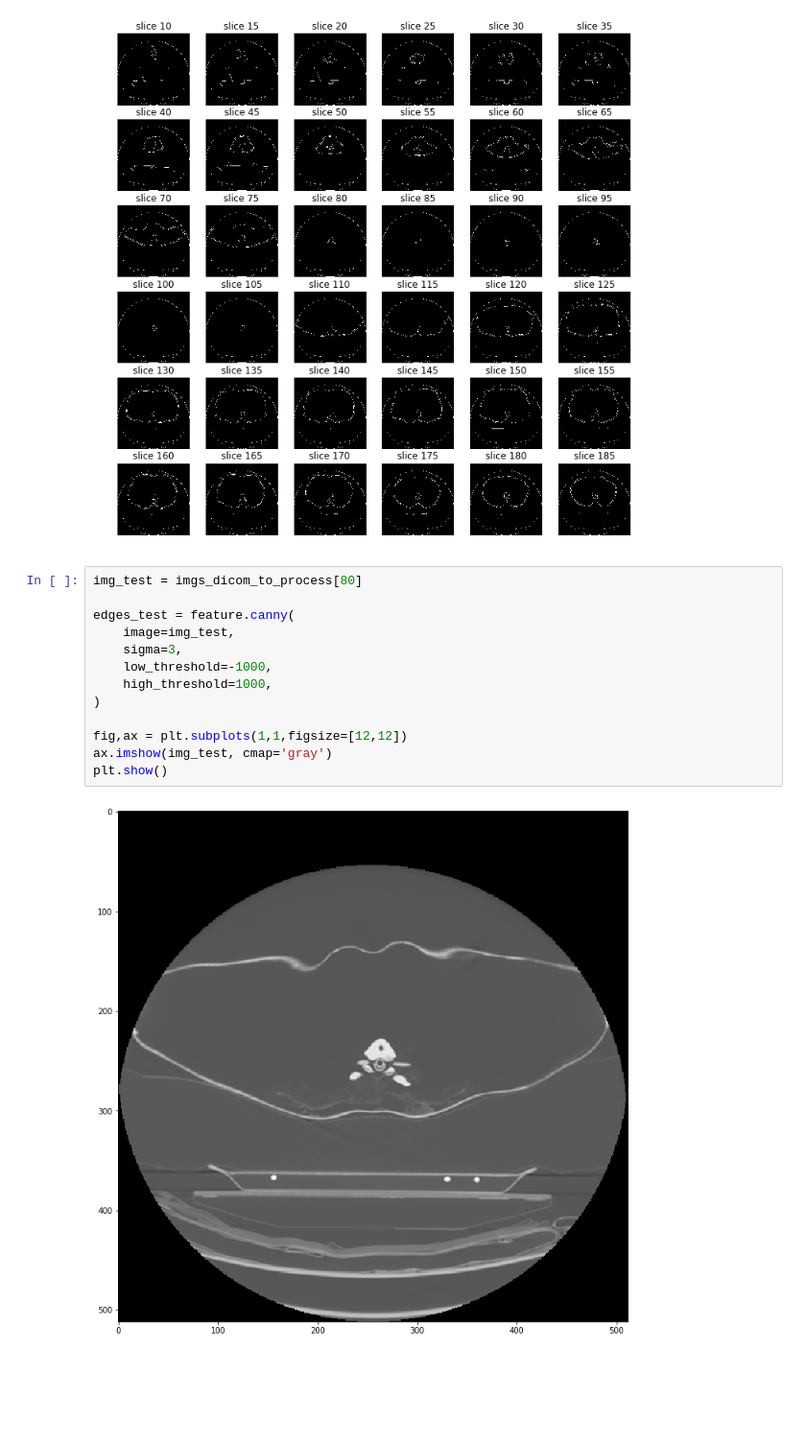
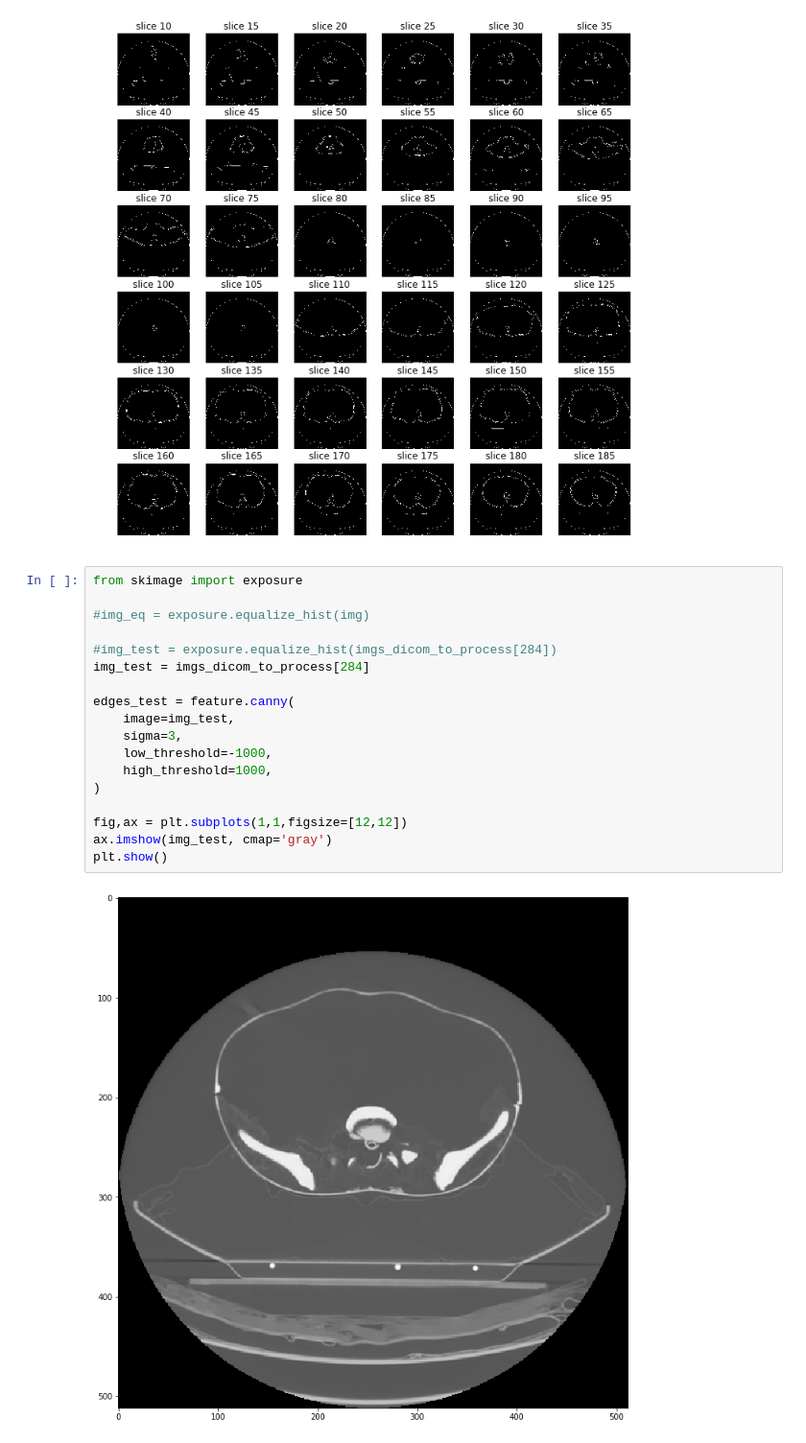
Before and after one commit to daegukdo/TIL, a Jupyter notebook: 05_side_project/01_dicom_with_point_cloud/00_dicom_image_processing_v3.ipynb, the cells around one changed output. Shown at 96% size. Saved outputs shown, nothing was run; the diff lists cells and outputs as text; blank space fills up the shorter version.

```diff
--- a/05_side_project/01_dicom_with_point_cloud/00_dicom_image_processing_v3.ipynb
+++ b/05_side_project/01_dicom_with_point_cloud/00_dicom_image_processing_v3.ipynb
@@ -202,17 +224,22 @@ sample_stack(edges_)
 # %% [output]
 [figure]
 # %%
-img_test = imgs_dicom_to_process[80]
+from skimage import exposure
+
+#img_eq = exposure.equalize_hist(img)
+
+#img_test = exposure.equalize_hist(imgs_dicom_to_process[284])
+img_test = imgs_dicom_to_process[284]
 
 edges_test = feature.canny(
     image=img_test,
     sigma=3,
     low_threshold=-1000,
     high_threshold=1000,
 )
 
 fig,ax = plt.subplots(1,1,figsize=[12,12])
 ax.imshow(img_test, cmap='gray')
 plt.show()
 # %% [output]
-[figure, old version]
+[figure, new version]
```
Also changed, not shown: parts of 5 cells of this notebook, 1 other file.
